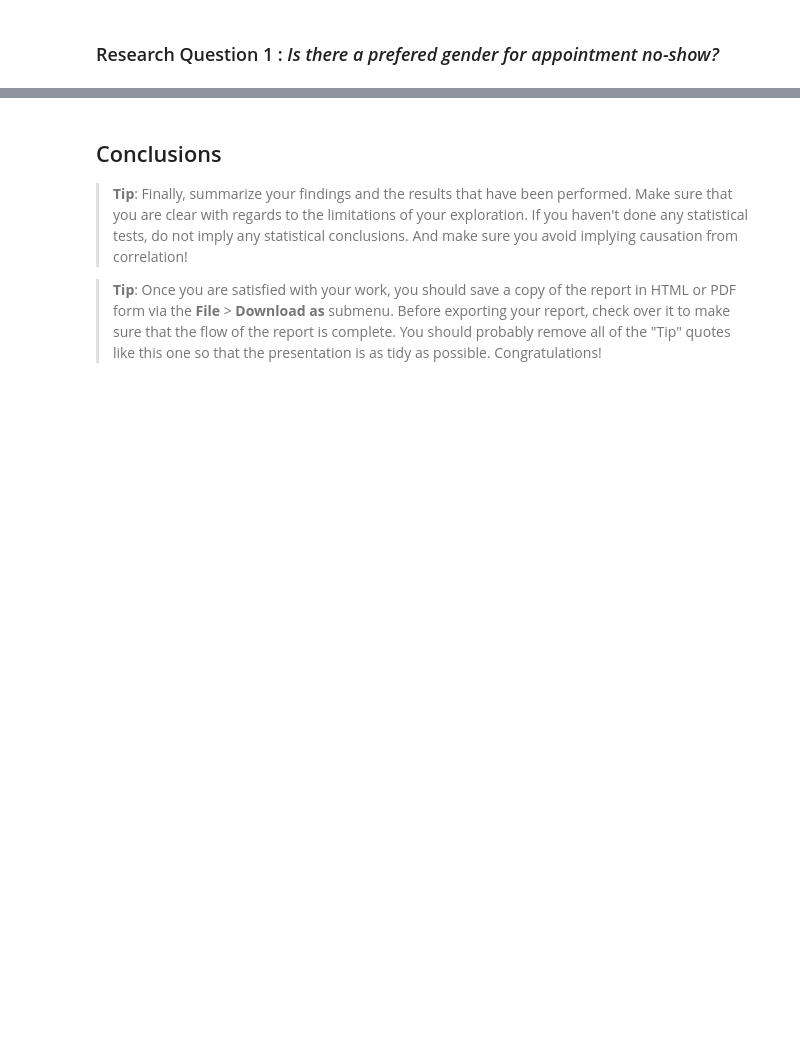
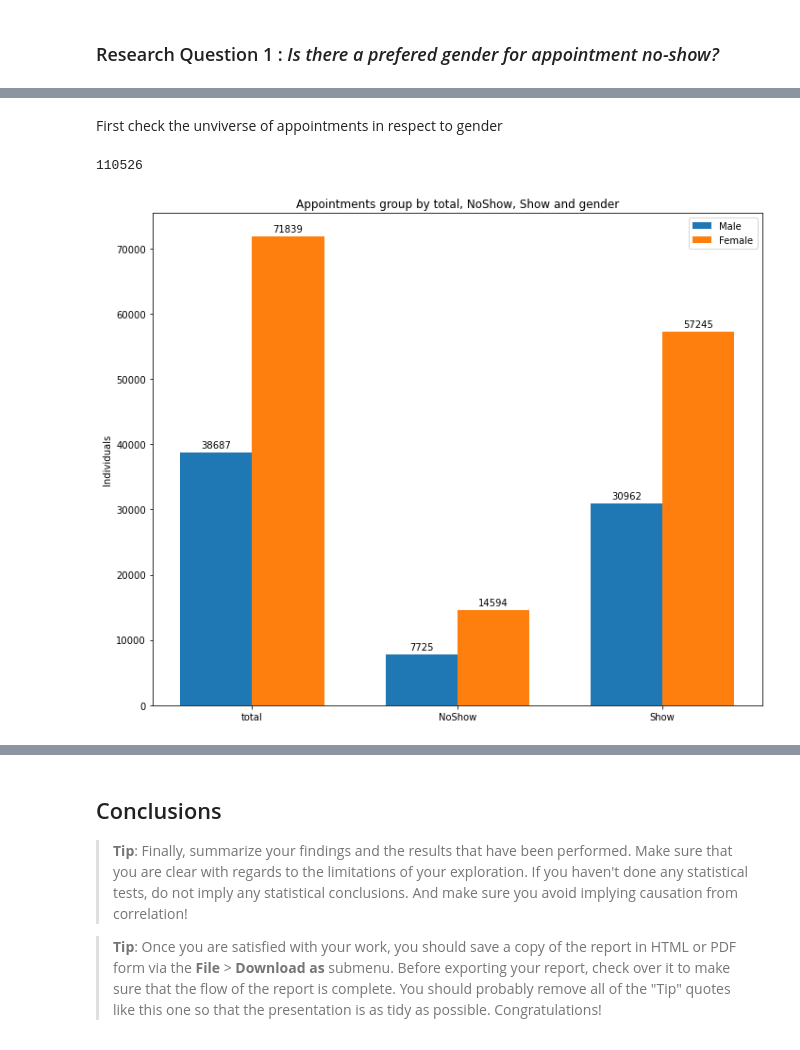
Before and after one commit to mpicanco/udacity_proj2, a Jupyter notebook: investigate-a-dataset-template.ipynb, the cells around one changed output, grey strips where cells are left out. Drawn from its saved outputs; the diff is of its cells as text; code cells hidden in the pictures; blank space fills up the shorter version.

```diff
--- a/investigate-a-dataset-template.ipynb
+++ b/investigate-a-dataset-template.ipynb
@@ -224,5 +226,7 @@ Age min value:0 , Age Max value:115
 # %%
 df['timespan']= df['appointmentday'].dt.date - df['scheduledday'].dt.date
+df['appdayofweek'] = df['appointmentday'].dt.dayofweek
+df['schddayofweek'] = df['scheduledday'].dt.dayofweek
 # %%
 df.head(50)
 # %% [output]
@@ -265,0 +262,43 @@ df[noshow].
+# %% [markdown]
+First check the unviverse of appointments in respect to gender
+# %%
+total = df.gender.value_counts()
+total.sum()
+# %% [output]
+110526
+# %%
+noshow_gender = df[noshow].gender.value_counts()
+# %%
+show_gender = df[show].gender.value_counts()
+# %%
+# Supported by MatplotLib documnetation: https://matplotlib.org/stable/gallery/lines_bars_and_markers/barchart.html
+
+female_hights = [total[0], noshow_gender[0], show_gender[0]]
+male_hights = [total[1], noshow_gender[1], show_gender[1]]
+
+labels = ['total', 'NoShow', 'Show']
+
+x = np.arange(len(labels))
+
+width = 0.35
+
+fig, ax = plt.subplots(figsize=(10,8))
+
+bars1 = ax.bar(x - width/2, male_hights, width, label='Male')
+bars2 = ax.bar(x + width/2, female_hights, width, label='Female')
+
+ax.set_ylabel('Individuals')
+ax.set_title('Appointments group by total, NoShow, Show and gender')
+ax.set_xticks(x)
+ax.set_xticklabels(labels)
+ax.legend()
+
+ax.bar_label(rects1, padding=3)
+ax.bar_label(rects2, padding=3)
+
+
+fig.tight_layout()
+
+plt.show()
+# %% [output]
+[figure, added]
```
Also changed, not shown: parts of 10 cells of this notebook.
